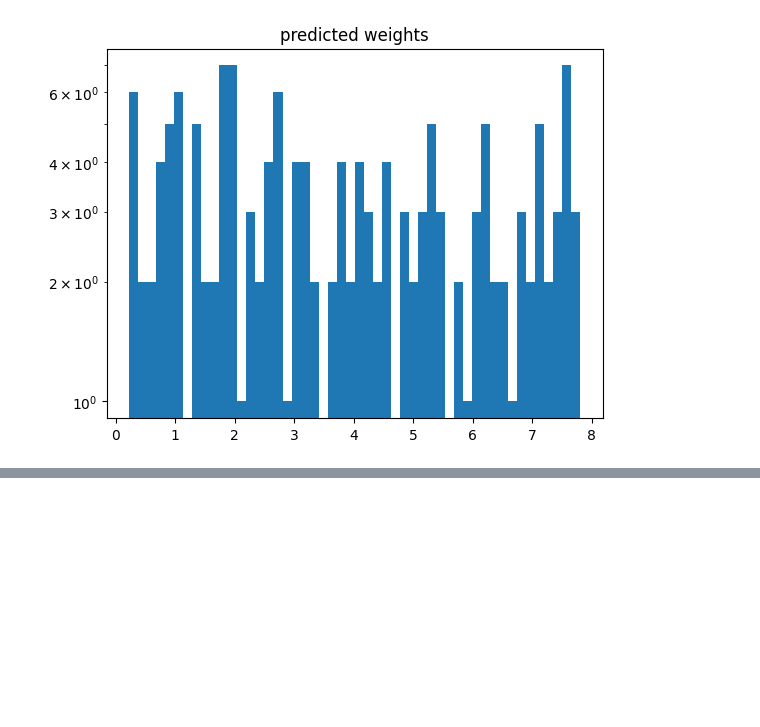
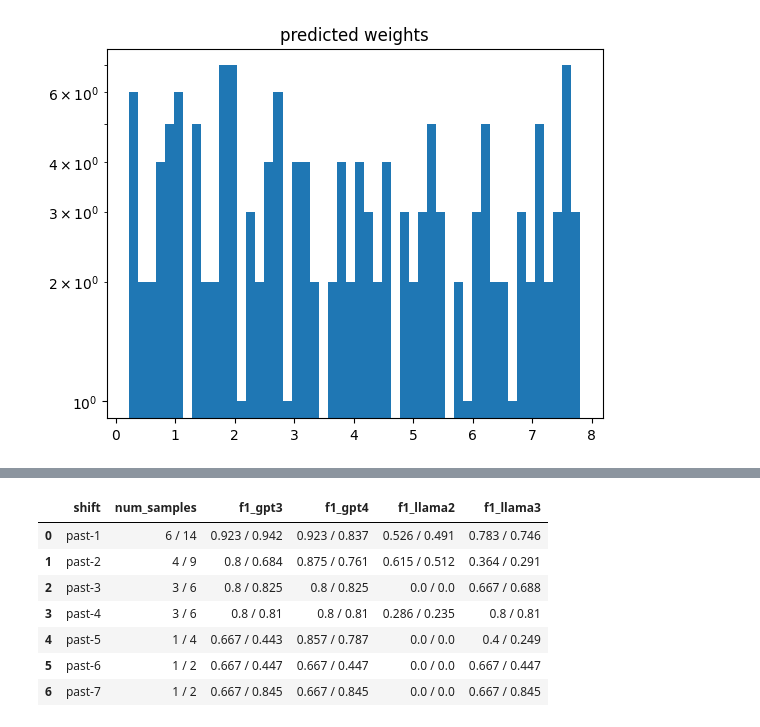
Before and after one commit to grgera/Propensity-Score-Eval, a Jupyter notebook: notebooks/package.ipynb, the cells around one changed output, grey strips where cells are left out. Drawn from its saved outputs; the diff is of its cells as text; code cells hidden in the pictures; blank space fills up the shorter version.

```diff
--- a/notebooks/package.ipynb
+++ b/notebooks/package.ipynb
@@ -94,0 +157,12 @@ Text(0.5, 1.0, 'predicted weights')
+# %%
+# past_test
+df
+# %% [output]
+|  | shift | num_samples | f1_gpt3 | f1_gpt4 | f1_llama2 | f1_llama3 |
+| 0 | past-1 | 6 / 14 | 0.923 / 0.942 | 0.923 / 0.837 | 0.526 / 0.491 | 0.783 / 0.746 |
+| 1 | past-2 | 4 / 9 | 0.8 / 0.684 | 0.875 / 0.761 | 0.615 / 0.512 | 0.364 / 0.291 |
+| 2 | past-3 | 3 / 6 | 0.8 / 0.825 | 0.8 / 0.825 | 0.0 / 0.0 | 0.667 / 0.688 |
+| 3 | past-4 | 3 / 6 | 0.8 / 0.81 | 0.8 / 0.81 | 0.286 / 0.235 | 0.8 / 0.81 |
+| 4 | past-5 | 1 / 4 | 0.667 / 0.443 | 0.857 / 0.787 | 0.0 / 0.0 | 0.4 / 0.249 |
+| 5 | past-6 | 1 / 2 | 0.667 / 0.447 | 0.667 / 0.447 | 0.0 / 0.0 | 0.667 / 0.447 |
+| 6 | past-7 | 1 / 2 | 0.667 / 0.845 | 0.667 / 0.845 | 0.0 / 0.0 | 0.667 / 0.845 |
```
Also changed, not shown: parts of 6 cells of this notebook.
